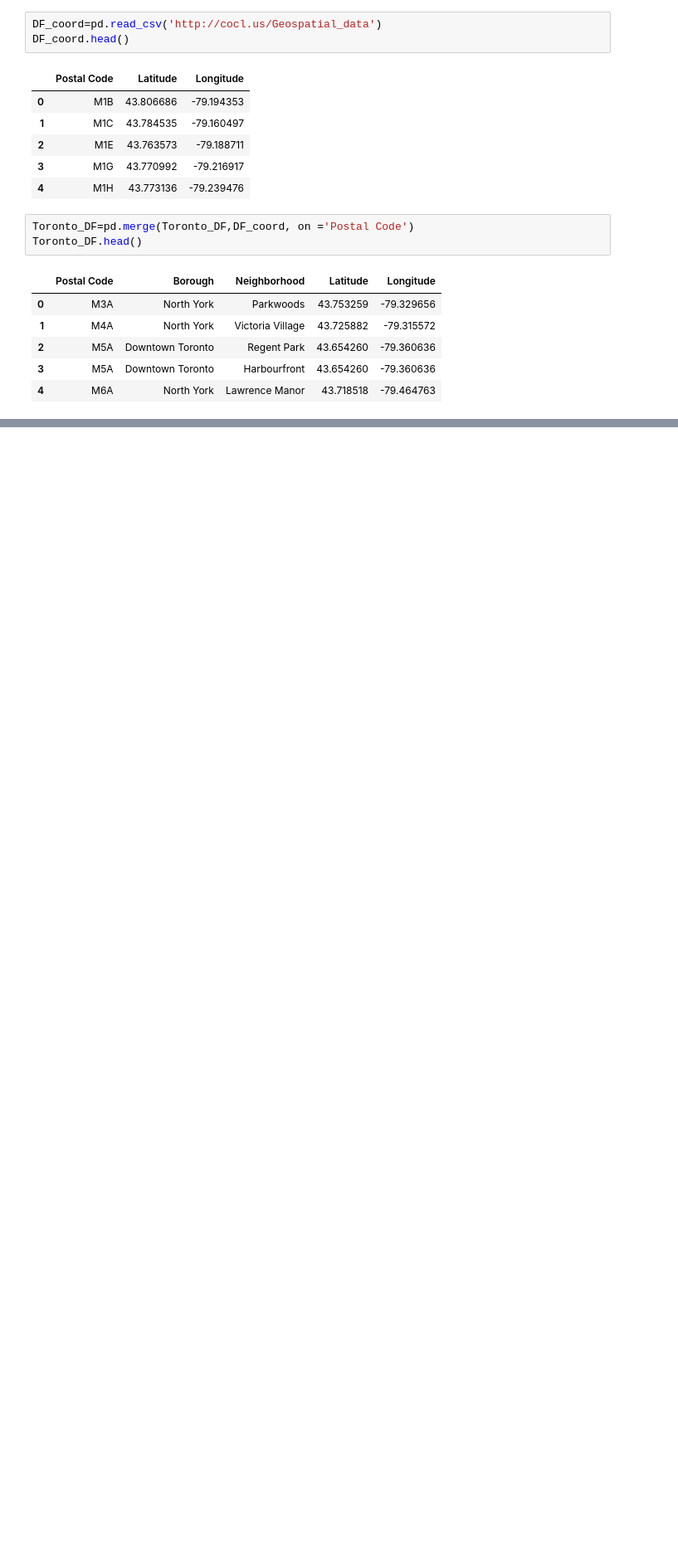
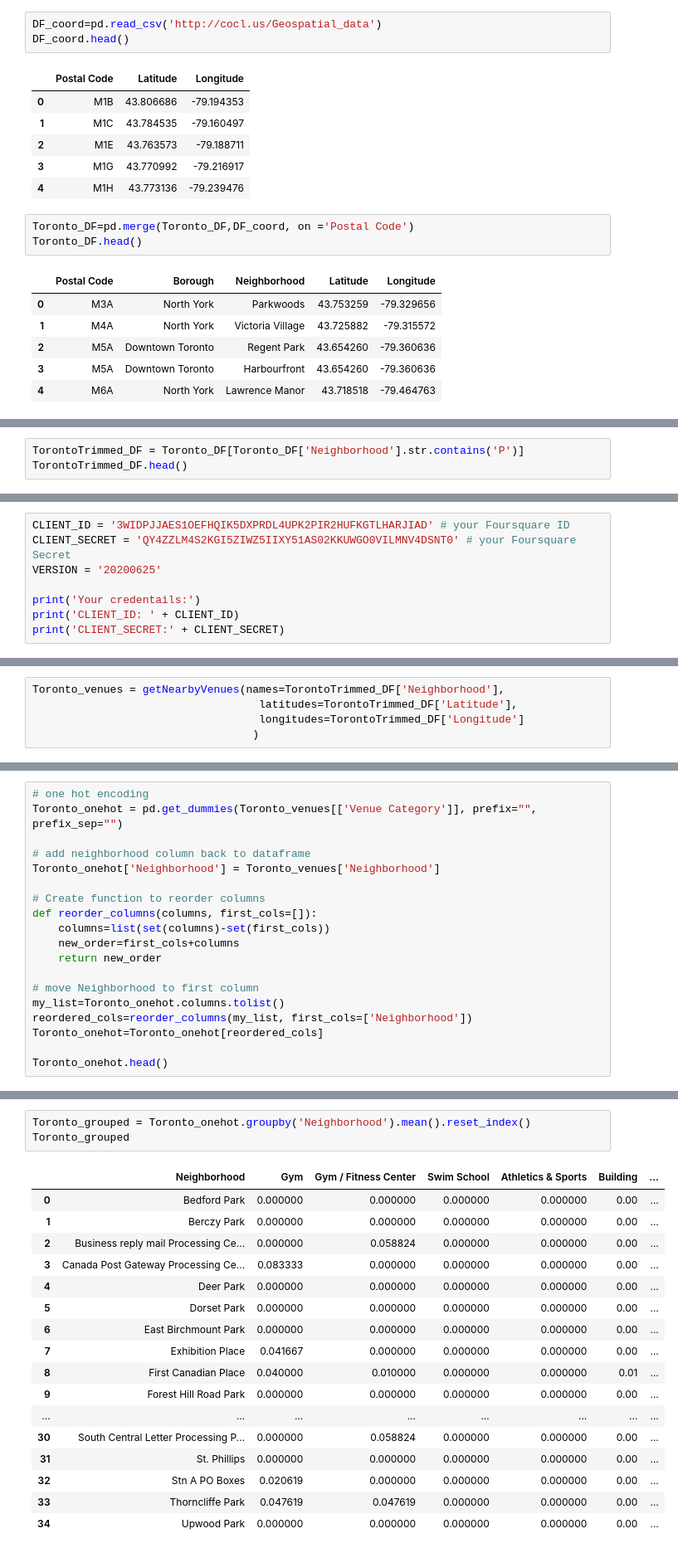
Before and after one commit to marylinhuff/Coursera_Capstone, a Jupyter notebook: MCH_Coursera_Capstone.ipynb, the cells around one changed output, grey strips where cells are left out. Shown: that part at 83% size. Cells and saved outputs as stored; diff of their text form; blank space fills up the shorter version.

```diff
--- a/MCH_Coursera_Capstone.ipynb
+++ b/MCH_Coursera_Capstone.ipynb
@@ -72,0 +133,3 @@ Toronto_DF.head()
+# %%
+TorontoTrimmed_DF = Toronto_DF[Toronto_DF['Neighborhood'].str.contains('P')]
+TorontoTrimmed_DF.head()
@@ -72,0 +170,8 @@ Toronto_DF.head()
+# %%
+CLIENT_ID = '3WIDPJJAES1OEFHQIK5DXPRDL4UPK2PIR2HUFKGTLHARJIAD' # your Foursquare ID
+CLIENT_SECRET = 'QY4ZZLM4S2KGI5ZIWZ5IIXY51AS02KKUWGO0VILMNV4DSNT0' # your Foursquare Secret
+VERSION = '20200625'
+
+print('Your credentails:')
+print('CLIENT_ID: ' + CLIENT_ID)
+print('CLIENT_SECRET:' + CLIENT_SECRET)
@@ -72,0 +226,5 @@ Toronto_DF.head()
+# %%
+Toronto_venues = getNearbyVenues(names=TorontoTrimmed_DF['Neighborhood'],
+                                   latitudes=TorontoTrimmed_DF['Latitude'],
+                                   longitudes=TorontoTrimmed_DF['Longitude']
+                                  )
@@ -72,0 +291,19 @@ Toronto_DF.head()
+# %%
+# one hot encoding
+Toronto_onehot = pd.get_dummies(Toronto_venues[['Venue Category']], prefix="", prefix_sep="")
+
+# add neighborhood column back to dataframe
+Toronto_onehot['Neighborhood'] = Toronto_venues['Neighborhood']
+
+# Create function to reorder columns
+def reorder_columns(columns, first_cols=[]):
+    columns=list(set(columns)-set(first_cols))
+    new_order=first_cols+columns
+    return new_order
+
+# move Neighborhood to first column
+my_list=Toronto_onehot.columns.tolist()
+reordered_cols=reorder_columns(my_list, first_cols=['Neighborhood'])
+Toronto_onehot=Toronto_onehot[reordered_cols]
+
+Toronto_onehot.head()
@@ -72,0 +323,21 @@ Toronto_DF.head()
+# %%
+Toronto_grouped = Toronto_onehot.groupby('Neighborhood').mean().reset_index()
+Toronto_grouped
+# %% [output]
+|  | Neighborhood | Gym | Gym / Fitness Center | Swim School | Athletics & Sports | Building | ... |
+| 0 | Bedford Park | 0.000000 | 0.000000 | 0.000000 | 0.000000 | 0.00 | ... |
+| 1 | Berczy Park | 0.000000 | 0.000000 | 0.000000 | 0.000000 | 0.00 | ... |
+| 2 | Business reply mail Processing Ce... | 0.000000 | 0.058824 | 0.000000 | 0.000000 | 0.00 | ... |
+| 3 | Canada Post Gateway Processing Ce... | 0.083333 | 0.000000 | 0.000000 | 0.000000 | 0.00 | ... |
+| 4 | Deer Park | 0.000000 | 0.000000 | 0.000000 | 0.000000 | 0.00 | ... |
+| 5 | Dorset Park | 0.000000 | 0.000000 | 0.000000 | 0.000000 | 0.00 | ... |
+| 6 | East Birchmount Park | 0.000000 | 0.000000 | 0.000000 | 0.000000 | 0.00 | ... |
+| 7 | Exhibition Place | 0.041667 | 0.000000 | 0.000000 | 0.000000 | 0.00 | ... |
+| 8 | First Canadian Place | 0.040000 | 0.010000 | 0.000000 | 0.000000 | 0.01 | ... |
+| 9 | Forest Hill Road Park | 0.000000 | 0.000000 | 0.000000 | 0.000000 | 0.00 | ... |
+| ... | ... | ... | ... | ... | ... | ... | ... |
+| 30 | South Central Letter Processing P... | 0.000000 | 0.058824 | 0.000000 | 0.000000 | 0.00 | ... |
+| 31 | St. Phillips | 0.000000 | 0.000000 | 0.000000 | 0.000000 | 0.00 | ... |
+| 32 | Stn A PO Boxes | 0.020619 | 0.000000 | 0.000000 | 0.000000 | 0.00 | ... |
+| 33 | Thorncliffe Park | 0.047619 | 0.047619 | 0.000000 | 0.000000 | 0.00 | ... |
+| 34 | Upwood Park | 0.000000 | 0.000000 | 0.000000 | 0.000000 | 0.00 | ... |
```
Also changed, not shown: parts of 50 cells of this notebook.
